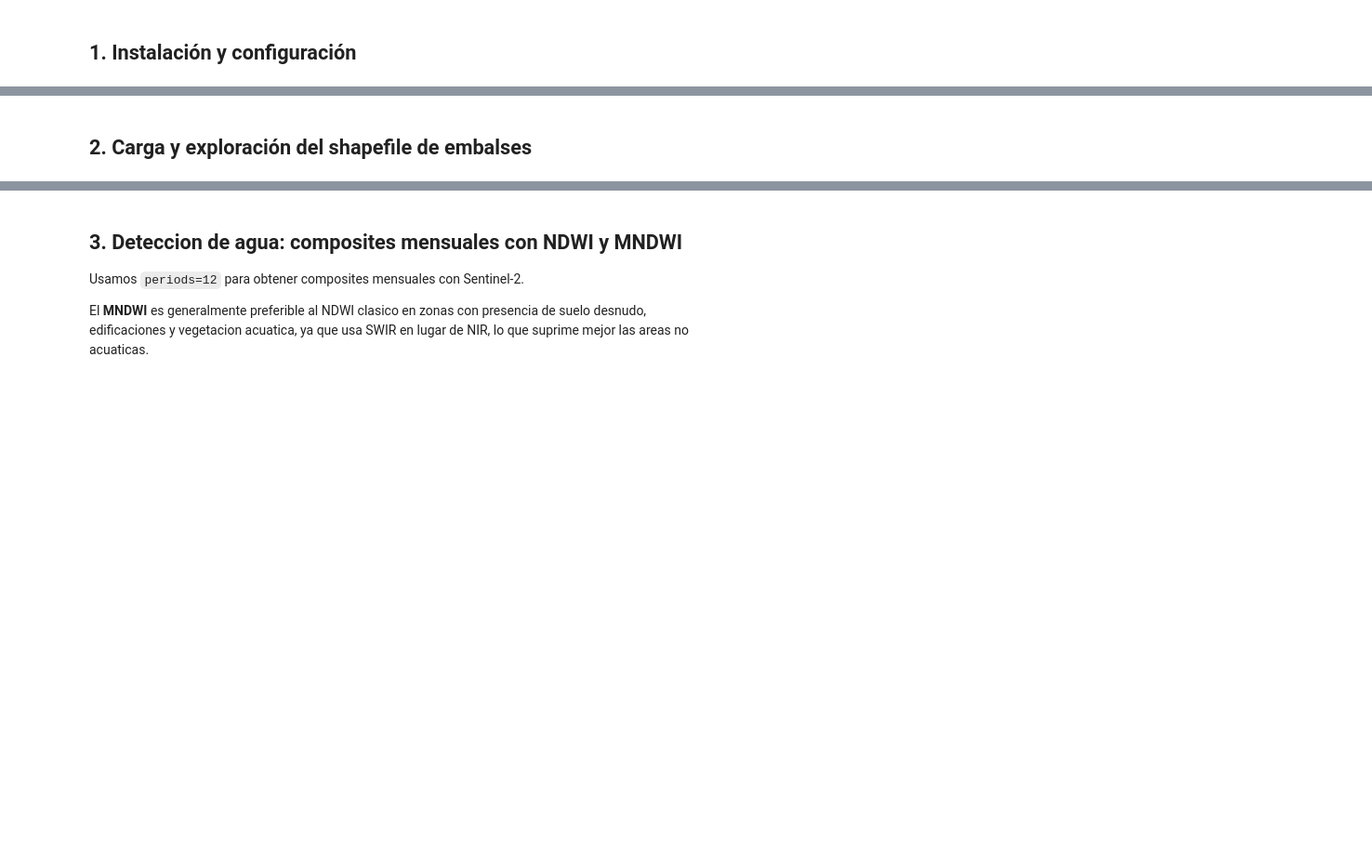
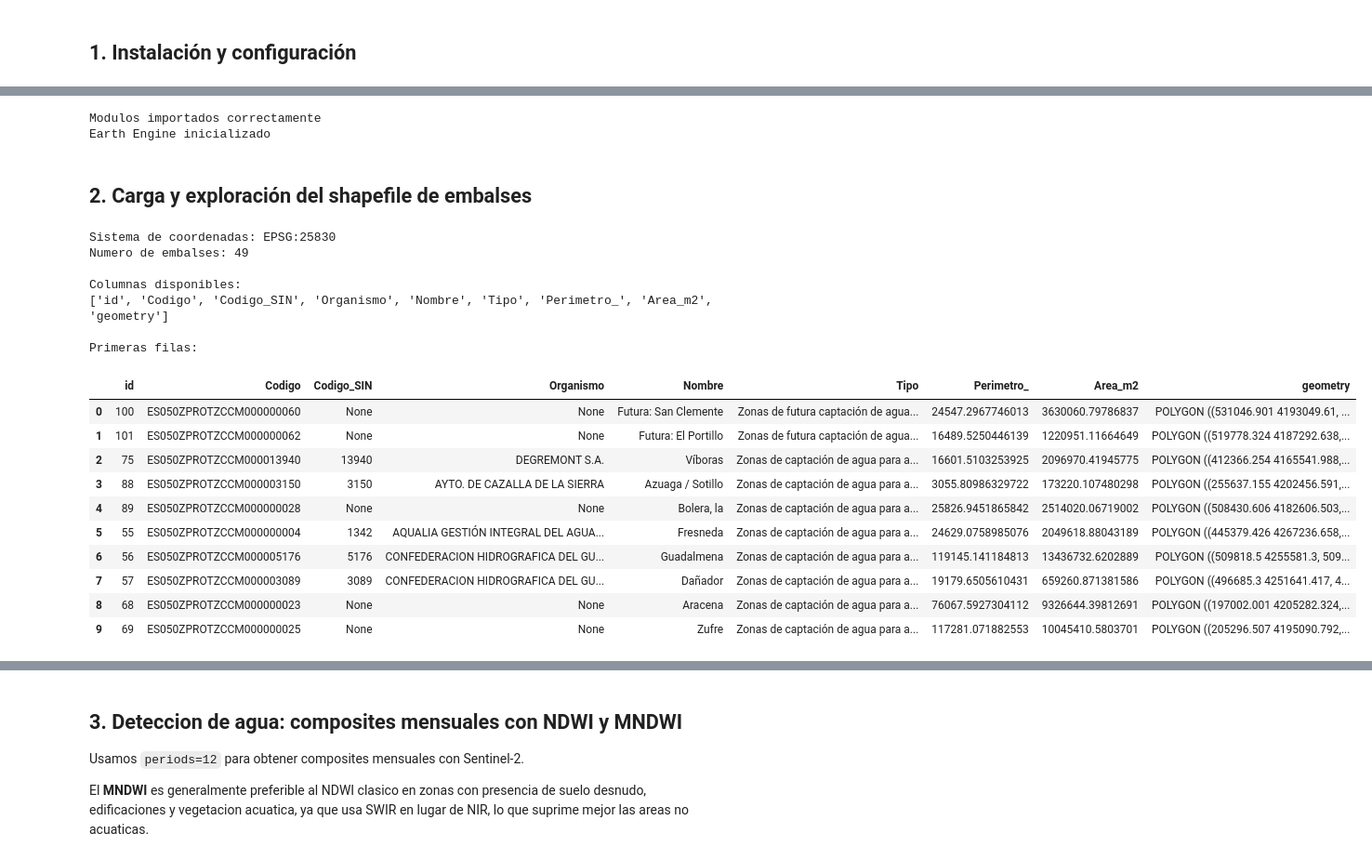
Before and after one commit to Digdgeo/Ndvi2Gif, a Jupyter notebook: examples_notebooks/Water_Quality_Embalses.ipynb, the cells around one changed output, grey strips where cells are left out. Shown at 93% size. Saved outputs shown, nothing was run; the diff lists cells and outputs as text; code cells hidden in the pictures; blank space fills up the shorter version.

```diff
--- a/examples_notebooks/Water_Quality_Embalses.ipynb
+++ b/examples_notebooks/Water_Quality_Embalses.ipynb
@@ -42,23 +60,46 @@ print("Modulos importados correctamente")
 
 # Autenticar e inicializar Earth Engine
 # ee.Authenticate()  # Solo la primera vez
-ee.Initialize()
+ee.Authenticate()
+ee.Initialize(project='ee-digdgeografo')
 print("Earth Engine inicializado")
+# %% [output]
+Modulos importados correctamente
+Earth Engine inicializado
 # %% [markdown]
 ## 2. Carga y exploración del shapefile de embalses
 # %%
 # Ruta al shapefile de la CHG
-shp_path = 'CHG.ZonasProtegidas.CaptacionesEmbalses.shp'
+shp_path = '/content/CHG.ZonasProtegidas.CaptacionesEmbalses.shp'
 
 # Cargar con geopandas
 gdf = gpd.read_file(shp_path)
 
 print(f"Sistema de coordenadas: {gdf.crs}")
 print(f"Numero de embalses: {len(gdf)}")
 print(f"\nColumnas disponibles:")
 print(gdf.columns.tolist())
 print(f"\nPrimeras filas:")
 gdf.head(10)
+# %% [output]
+Sistema de coordenadas: EPSG:25830
+Numero de embalses: 49
+
+Columnas disponibles:
+['id', 'Codigo', 'Codigo_SIN', 'Organismo', 'Nombre', 'Tipo', 'Perimetro_', 'Area_m2', 'geometry']
+
+Primeras filas:
+|  | id | Codigo | Codigo_SIN | Organismo | Nombre | Tipo | Perimetro_ | Area_m2 | geometry |
+| 0 | 100 | ES050ZPROTZCCM000000060 | None | None | Futura: San Clemente | Zonas de futura captación de agua... | 24547.2967746013 | 3630060.79786837 | POLYGON ((531046.901 4193049.61, ... |
+| 1 | 101 | ES050ZPROTZCCM000000062 | None | None | Futura: El Portillo | Zonas de futura captación de agua... | 16489.5250446139 | 1220951.11664649 | POLYGON ((519778.324 4187292.638,... |
+| 2 | 75 | ES050ZPROTZCCM000013940 | 13940 | DEGREMONT S.A. | Víboras | Zonas de captación de agua para a... | 16601.5103253925 | 2096970.41945775 | POLYGON ((412366.254 4165541.988,... |
+| 3 | 88 | ES050ZPROTZCCM000003150 | 3150 | AYTO. DE CAZALLA DE LA SIERRA | Azuaga / Sotillo | Zonas de captación de agua para a... | 3055.80986329722 | 173220.107480298 | POLYGON ((255637.155 4202456.591,... |
+| 4 | 89 | ES050ZPROTZCCM000000028 | None | None | Bolera, la | Zonas de captación de agua para a... | 25826.9451865842 | 2514020.06719002 | POLYGON ((508430.606 4182606.503,... |
+| 5 | 55 | ES050ZPROTZCCM000000004 | 1342 | AQUALIA GESTIÓN INTEGRAL DEL AGUA... | Fresneda | Zonas de captación de agua para a... | 24629.0758985076 | 2049618.88043189 | POLYGON ((445379.426 4267236.658,... |
+| 6 | 56 | ES050ZPROTZCCM000005176 | 5176 | CONFEDERACION HIDROGRAFICA DEL GU... | Guadalmena | Zonas de captación de agua para a... | 119145.141184813 | 13436732.6202889 | POLYGON ((509818.5 4255581.3, 509... |
+| 7 | 57 | ES050ZPROTZCCM000003089 | 3089 | CONFEDERACION HIDROGRAFICA DEL GU... | Dañador | Zonas de captación de agua para a... | 19179.6505610431 | 659260.871381586 | POLYGON ((496685.3 4251641.417, 4... |
+| 8 | 68 | ES050ZPROTZCCM000000023 | None | None | Aracena | Zonas de captación de agua para a... | 76067.5927304112 | 9326644.39812691 | POLYGON ((197002.001 4205282.324,... |
+| 9 | 69 | ES050ZPROTZCCM000000025 | None | None | Zufre | Zonas de captación de agua para a... | 117281.071882553 | 10045410.5803701 | POLYGON ((205296.507 4195090.792,... |
 # %%
 # Visualizar la distribucion geografica
 fig, ax = plt.subplots(1, 1, figsize=(12, 8))
```
Also changed, not shown: parts of 23 cells of this notebook.
